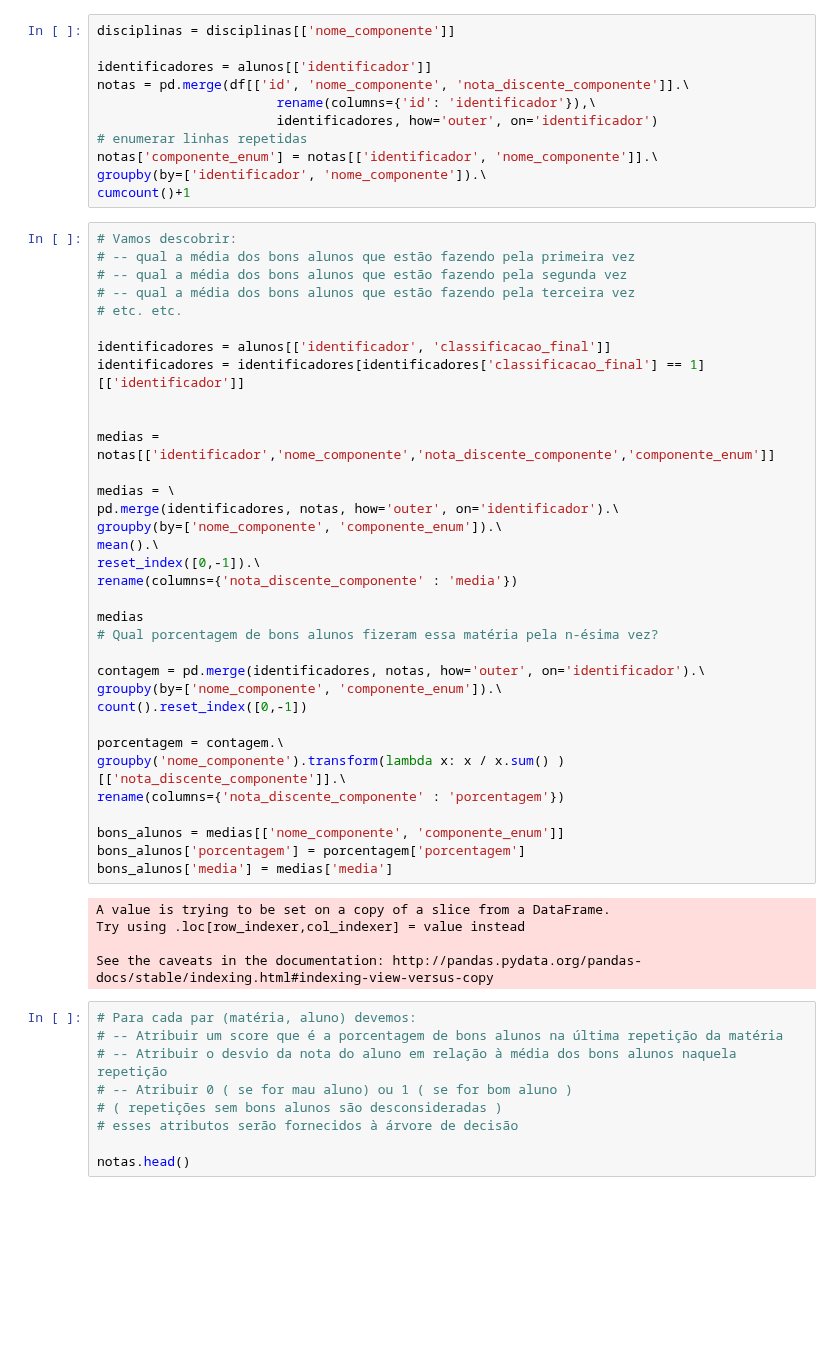
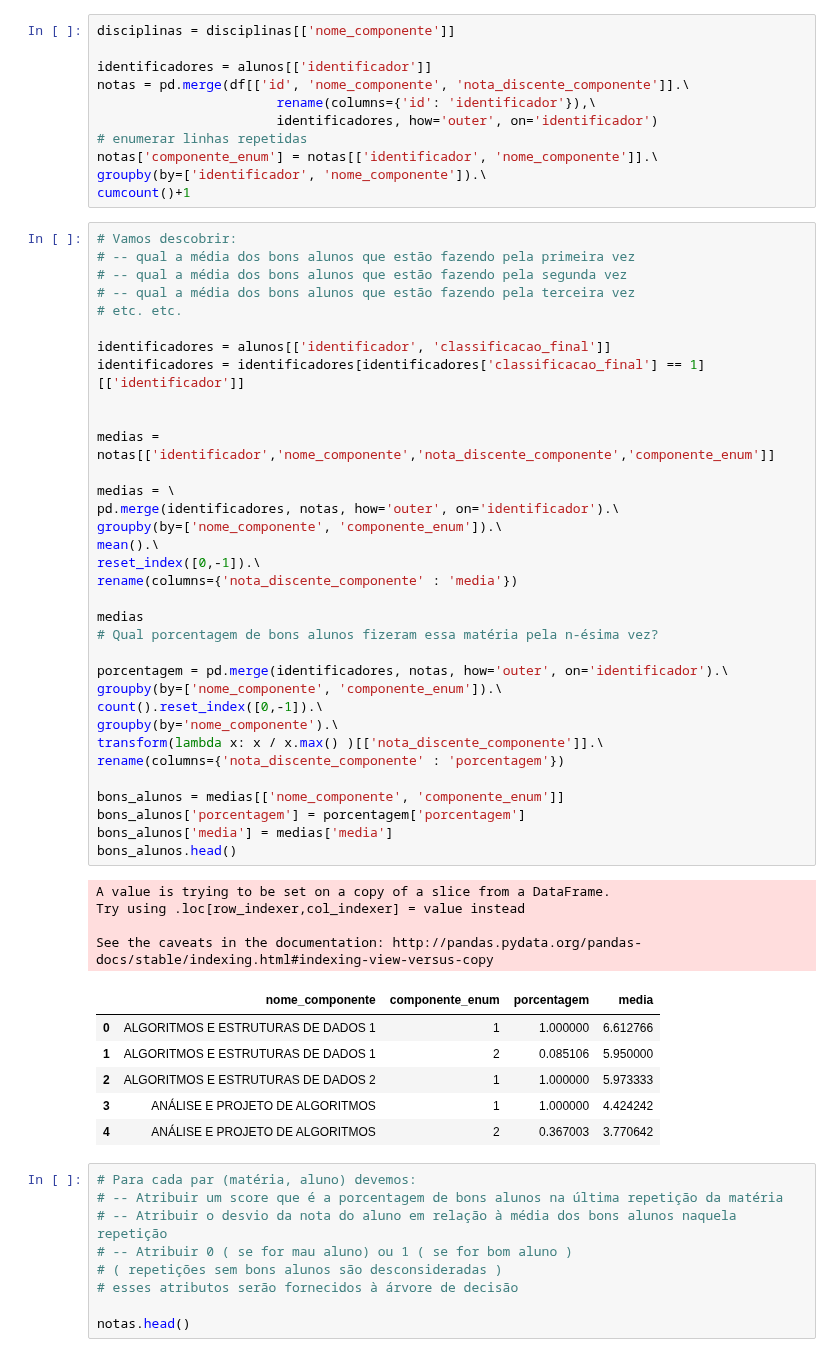
Before and after one commit to luanagbmartins/inteligencia-artificial, a Jupyter notebook: Decision Tree.ipynb, the cells around one changed output. Saved outputs shown, nothing was run; the diff lists cells and outputs as text; blank space fills up the shorter version.

```diff
--- a/Decision Tree.ipynb
+++ b/Decision Tree.ipynb
@@ -196,38 +196,44 @@ cumcount()+1
 # -- qual a média dos bons alunos que estão fazendo pela terceira vez
 # etc. etc.
 
 identificadores = alunos[['identificador', 'classificacao_final']]
 identificadores = identificadores[identificadores['classificacao_final'] == 1][['identificador']]
 
 
 medias = notas[['identificador','nome_componente','nota_discente_componente','componente_enum']]
 
 medias = \
 pd.merge(identificadores, notas, how='outer', on='identificador').\
 groupby(by=['nome_componente', 'componente_enum']).\
 mean().\
 reset_index([0,-1]).\
 rename(columns={'nota_discente_componente' : 'media'})
 
 medias
 # Qual porcentagem de bons alunos fizeram essa matéria pela n-ésima vez?
 
-contagem = pd.merge(identificadores, notas, how='outer', on='identificador').\
+porcentagem = pd.merge(identificadores, notas, how='outer', on='identificador').\
 groupby(by=['nome_componente', 'componente_enum']).\
-count().reset_index([0,-1])
-
-porcentagem = contagem.\
-groupby('nome_componente').transform(lambda x: x / x.sum() )[['nota_discente_componente']].\
+count().reset_index([0,-1]).\
+groupby(by='nome_componente').\
+transform(lambda x: x / x.max() )[['nota_discente_componente']].\
 rename(columns={'nota_discente_componente' : 'porcentagem'})
 
 bons_alunos = medias[['nome_componente', 'componente_enum']]
 bons_alunos['porcentagem'] = porcentagem['porcentagem']
 bons_alunos['media'] = medias['media']
+bons_alunos.head()
 # %% [output]
 A value is trying to be set on a copy of a slice from a DataFrame.
 Try using .loc[row_indexer,col_indexer] = value instead
 
 See the caveats in the documentation: http://pandas.pydata.org/pandas-docs/stable/indexing.html#indexing-view-versus-copy
+|  | nome_componente | componente_enum | porcentagem | media |
+| 0 | ALGORITMOS E ESTRUTURAS DE DADOS 1 | 1 | 1.000000 | 6.612766 |
+| 1 | ALGORITMOS E ESTRUTURAS DE DADOS 1 | 2 | 0.085106 | 5.950000 |
+| 2 | ALGORITMOS E ESTRUTURAS DE DADOS 2 | 1 | 1.000000 | 5.973333 |
+| 3 | ANÁLISE E PROJETO DE ALGORITMOS | 1 | 1.000000 | 4.424242 |
+| 4 | ANÁLISE E PROJETO DE ALGORITMOS | 2 | 0.367003 | 3.770642 |
 # %%
 # Para cada par (matéria, aluno) devemos:
 # -- Atribuir um score que é a porcentagem de bons alunos na última repetição da matéria
```
Also changed, not shown: parts of 6 cells of this notebook, 1 other file.
